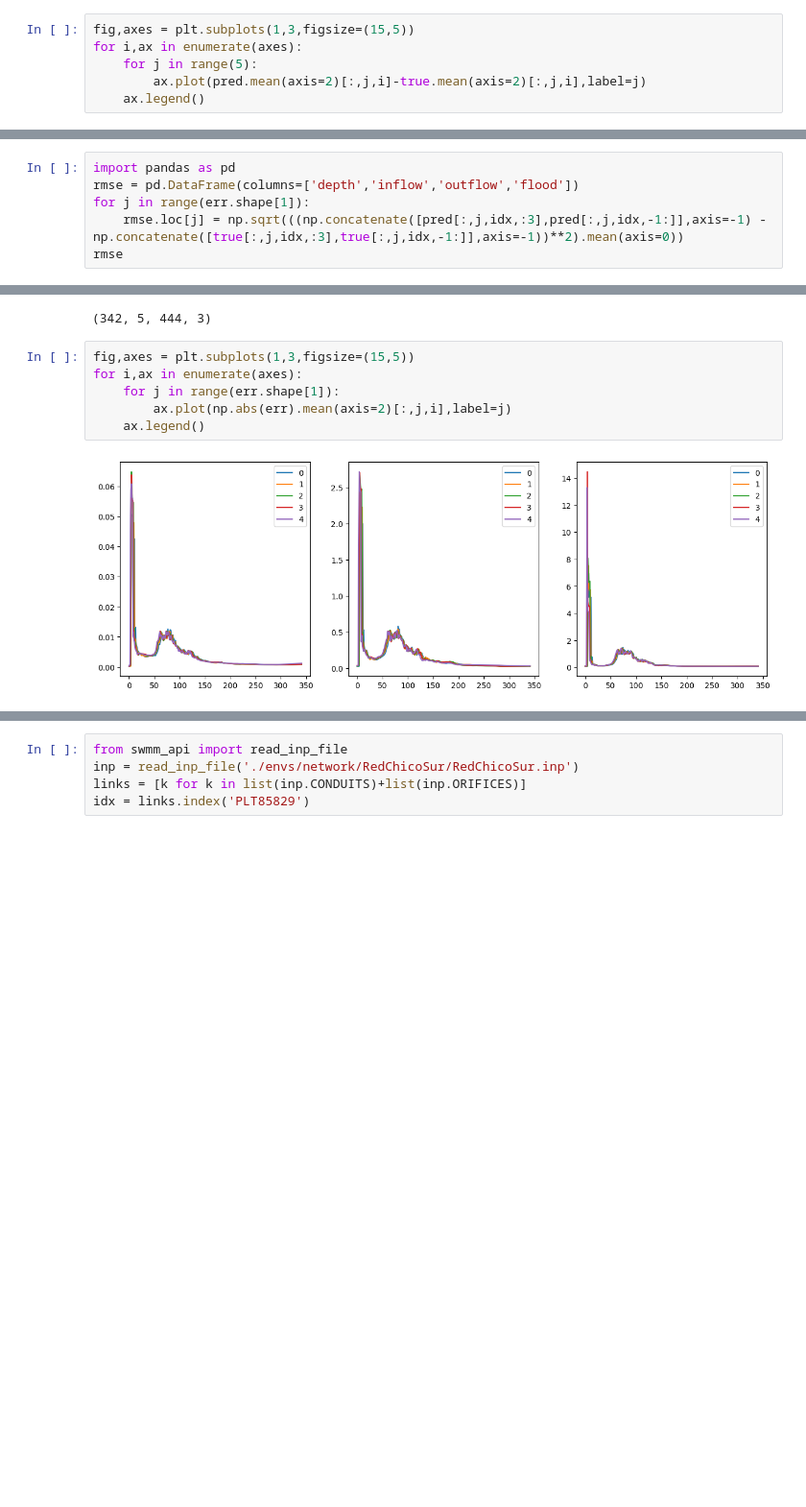
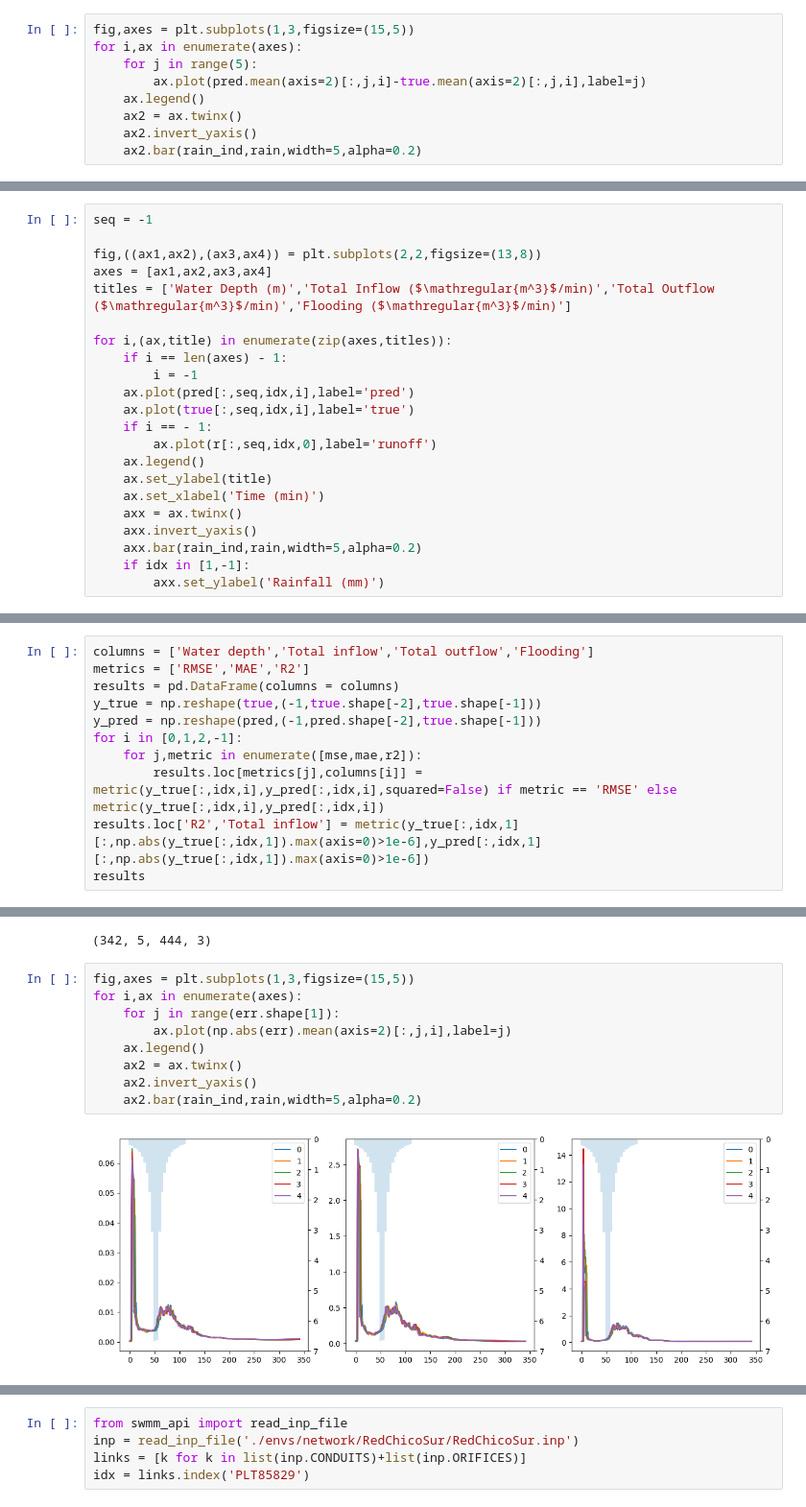
Before and after one commit to Zhiyu014/GNN-UDS, a Jupyter notebook: surrogate/test.ipynb, the cells around one changed output, grey strips where cells are left out. Shown at 96% size. Cells and saved outputs as stored; diff of their text form; blank space fills up the shorter version.

```diff
--- a/surrogate/test.ipynb
+++ b/surrogate/test.ipynb
@@ -419,4 +708,7 @@ for i,ax in enumerate(axes):
     for j in range(5):
         ax.plot(pred.mean(axis=2)[:,j,i]-true.mean(axis=2)[:,j,i],label=j)
     ax.legend()
+    ax2 = ax.twinx()
+    ax2.invert_yaxis()
+    ax2.bar(rain_ind,rain,width=5,alpha=0.2)
 # %% [output]
@@ -467,9 +801,3 @@ from swmm_api import read_inp_file
 inp = read_inp_file('./envs/network/RedChicoSur/RedChicoSur.inp')
 nodes = [k for k in list(inp.JUNCTIONS)+list(inp.OUTFALLS)]
 idx = nodes.index('DESC')
-# %%
-import pandas as pd
-rmse = pd.DataFrame(columns=['depth','inflow','outflow','flood'])
-for j in range(err.shape[1]):
-    rmse.loc[j] = np.sqrt(((np.concatenate([pred[:,j,idx,:3],pred[:,j,idx,-1:]],axis=-1) - np.concatenate([true[:,j,idx,:3],true[:,j,idx,-1:]],axis=-1))**2).mean(axis=0))
-rmse
@@ -510,0 +804,22 @@ Text(0.5, 1.0, 'Flooding')
+# %%
+seq = -1
+
+fig,((ax1,ax2),(ax3,ax4)) = plt.subplots(2,2,figsize=(13,8))
+axes = [ax1,ax2,ax3,ax4]
+titles = ['Water Depth (m)','Total Inflow ($\mathregular{m^3}$/min)','Total Outflow ($\mathregular{m^3}$/min)','Flooding ($\mathregular{m^3}$/min)']
+
+for i,(ax,title) in enumerate(zip(axes,titles)):
+    if i == len(axes) - 1:
+        i = -1
+    ax.plot(pred[:,seq,idx,i],label='pred')
+    ax.plot(true[:,seq,idx,i],label='true')
+    if i == - 1:
+        ax.plot(r[:,seq,idx,0],label='runoff')
+    ax.legend()
+    ax.set_ylabel(title)
+    ax.set_xlabel('Time (min)')
+    axx = ax.twinx()
+    axx.invert_yaxis()
+    axx.bar(rain_ind,rain,width=5,alpha=0.2)
+    if idx in [1,-1]:
+        axx.set_ylabel('Rainfall (mm)')
@@ -510,0 +828,11 @@ Text(0.5, 1.0, 'Flooding')
+# %%
+columns = ['Water depth','Total inflow','Total outflow','Flooding']
+metrics = ['RMSE','MAE','R2']
+results = pd.DataFrame(columns = columns)
+y_true = np.reshape(true,(-1,true.shape[-2],true.shape[-1]))
+y_pred = np.reshape(pred,(-1,pred.shape[-2],true.shape[-1]))
+for i in [0,1,2,-1]:
+    for j,metric in enumerate([mse,mae,r2]):
+        results.loc[metrics[j],columns[i]] = metric(y_true[:,idx,i],y_pred[:,idx,i],squared=False) if metric == 'RMSE' else metric(y_true[:,idx,i],y_pred[:,idx,i])
+results.loc['R2','Total inflow'] = metric(y_true[:,idx,1][:,np.abs(y_true[:,idx,1]).max(axis=0)>1e-6],y_pred[:,idx,1][:,np.abs(y_true[:,idx,1]).max(axis=0)>1e-6])
+results
@@ -521,8 +854,11 @@ err.shape
 # %%
 fig,axes = plt.subplots(1,3,figsize=(15,5))
 for i,ax in enumerate(axes):
     for j in range(err.shape[1]):
         ax.plot(np.abs(err).mean(axis=2)[:,j,i],label=j)
     ax.legend()
+    ax2 = ax.twinx()
+    ax2.invert_yaxis()
+    ax2.bar(rain_ind,rain,width=5,alpha=0.2)
 # %% [output]
-[figure, old version]
+[figure, new version]
```
Also changed, not shown: parts of 90 cells of this notebook, 36 other files.
